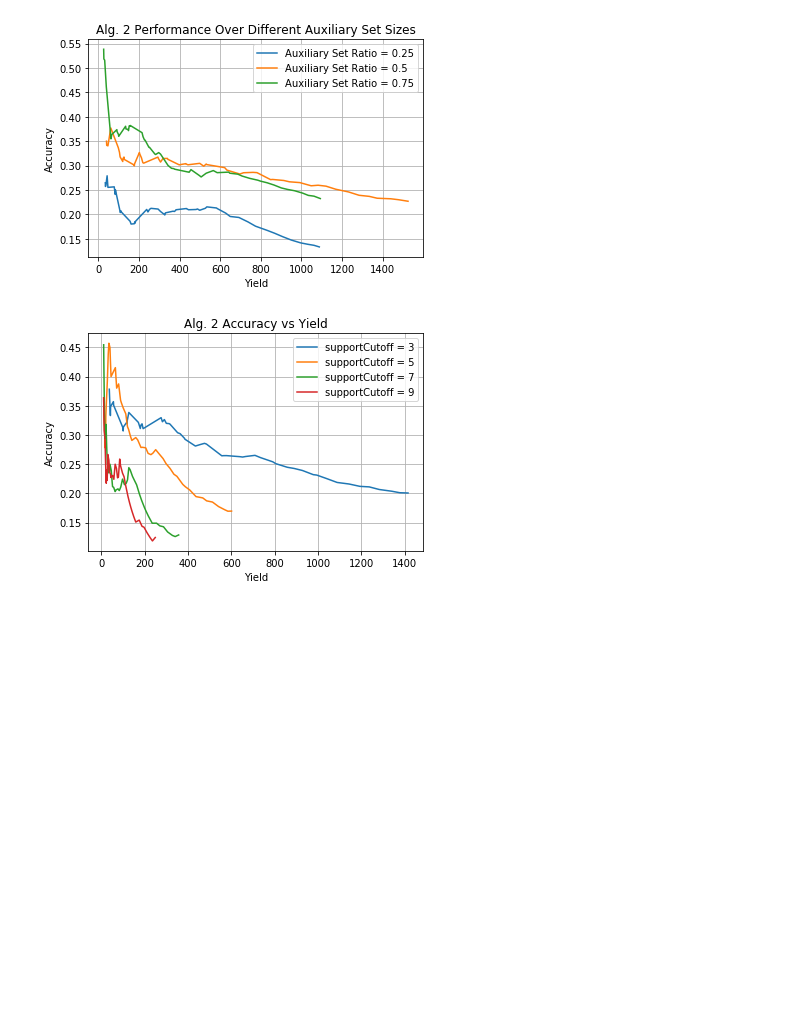
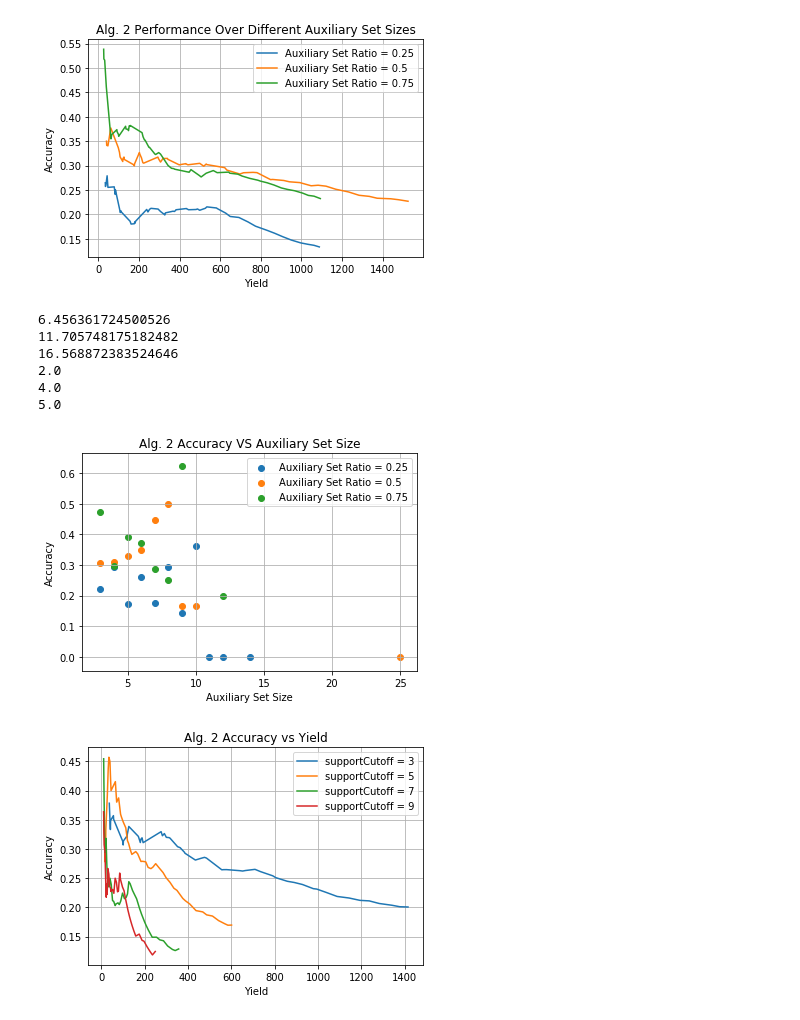
Before and after one commit to vietnguyen98/MSE234CFProject, a Jupyter notebook: cleaning.ipynb, the cells around one changed output. Cells and saved outputs as stored; diff of their text form; code cells hidden in the pictures; blank space fills up the shorter version.

Commit message:
new auxiliary set size chart

```diff
--- a/cleaning.ipynb
+++ b/cleaning.ipynb
@@ -543,6 +543,54 @@ plt.savefig("plots/alg2DiffRatios.png", dpi = 200)
 plt.show()
 # %% [output]
 [figure]
+# %%
+print(np.mean(list(trainSizes[0].values())))
+print(np.mean(list(trainSizes[1].values())))
+print(np.mean(list(trainSizes[2].values())))
+print(np.median(list(trainSizes[0].values())))
+print(np.median(list(trainSizes[1].values())))
+print(np.median(list(trainSizes[2].values())))
+# %% [output]
+6.456361724500526
+11.705748175182482
+16.568872383524646
+2.0
+4.0
+5.0
+# %%
+def getAccFromAuxSize(filteredInf, trainSize):
+    auxCorrect = defaultdict(int)
+    auxCounts = defaultdict(int)
+    for inf in filteredInf:
+        user, day, movieID, score, support, label = inf
+        if score < 0.5:
+            continue
+        auxSize = trainSize[(user, day)]
+        if label:
+            auxCorrect[auxSize] += 1
+        auxCounts[auxSize] += 1
+
+    data = [(key, auxCorrect[key] / auxCounts[key]) for key in auxCounts if auxCounts[key] >= 5]
+    return [x[0] for x in data], [x[1] for x in data]
+# %%
+xs = []
+ys = []
+for i in range(len(filteredInfs)):
+    x, y = getAccFromAuxSize(filteredInfs[i], trainSizes[i])
+    xs.append(x)
+    ys.append(y)
+# %%
+plt.title("Alg. 2 Accuracy VS Auxiliary Set Size")
+plt.xlabel("Auxiliary Set Size")
+plt.ylabel("Accuracy")
+for i, ratio in enumerate(trainRatios):
+    plt.scatter(xs[i], ys[i], label = f"Auxiliary Set Ratio = {ratio}")
+plt.grid()
+plt.legend()
+plt.savefig("plots/alg2AuxSize.png", dpi = 200)
+plt.show()
+# %% [output]
+[figure, added]
 # %%
 '''
 supportCutoffs = [3, 5, 7, 9]
```
